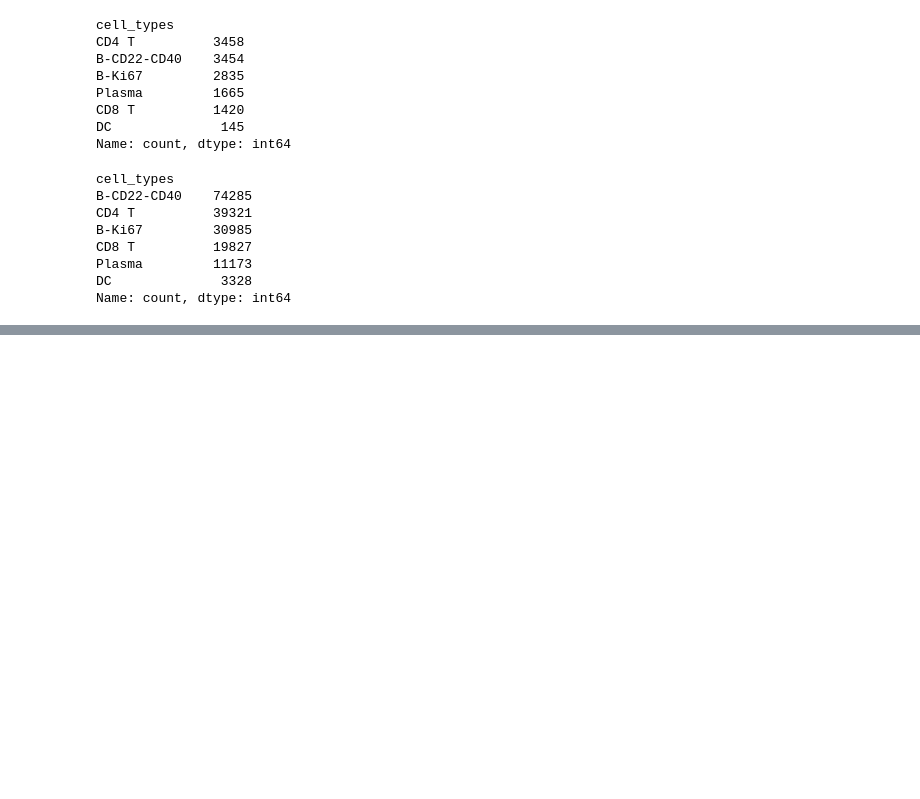
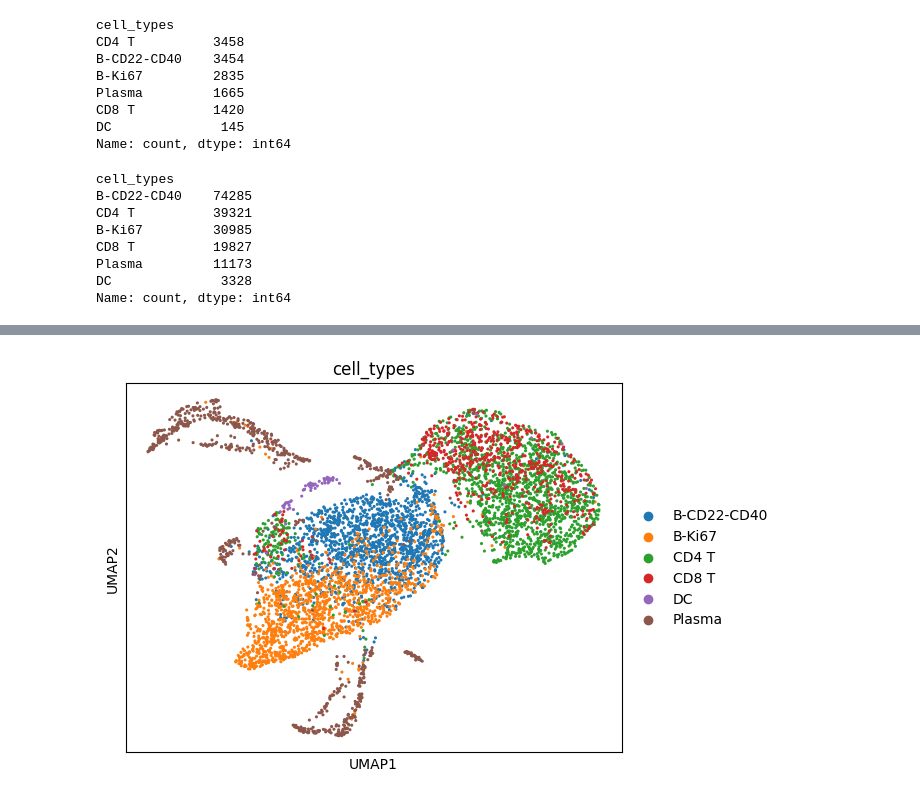
Before and after one commit to reformist/Mapping-scRNA-seq-Variability-Using-Co-Embedding-to-Understand-Cell-Neighborhood-Effects, a Jupyter notebook: CODEX_RNA_seq/preprocess_maxfuse_dataset.ipynb, the cells around one changed output, grey strips where cells are left out. Drawn from its saved outputs; the diff is of its cells as text; code cells hidden in the pictures; blank space fills up the shorter version.

```diff
--- a/CODEX_RNA_seq/preprocess_maxfuse_dataset.ipynb
+++ b/CODEX_RNA_seq/preprocess_maxfuse_dataset.ipynb
@@ -43,7 +43,7 @@ from bar_nick_utils import preprocess_rna, preprocess_protein, plot_archetypes,
     plot_archetypes_matching, compare_matchings, find_best_pair_by_row_matching, add_spatial_data_to_prot, \
     clean_uns_for_h5ad, get_latest_file
 
-plot_flag = False
+plot_flag = True
 # computationally figure out which ones are best
 np.random.seed(8)
 ! which python
@@ -183,0 +196,9 @@ adata_2.obs['major_cell_types'] = adata_2.obs['cell_types'].values
+# %%
+
+if plot_flag:
+    sc.pp.pca(adata_1)
+    sc.pp.neighbors(adata_1)  # Compute the neighbors needed for UMAP
+    sc.tl.umap(adata_1)  # Calculate UMAP coordinates
+    sc.pl.umap(adata_1, color='cell_types')
+# %% [output]
+[figure, added]
```
Also changed, not shown: parts of 19 cells of this notebook.
